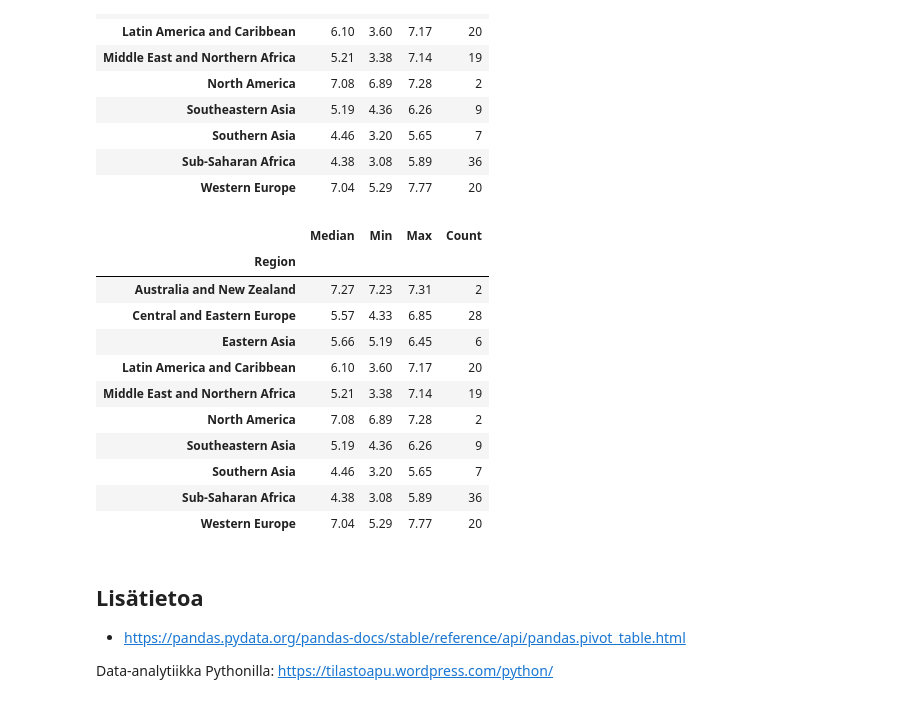
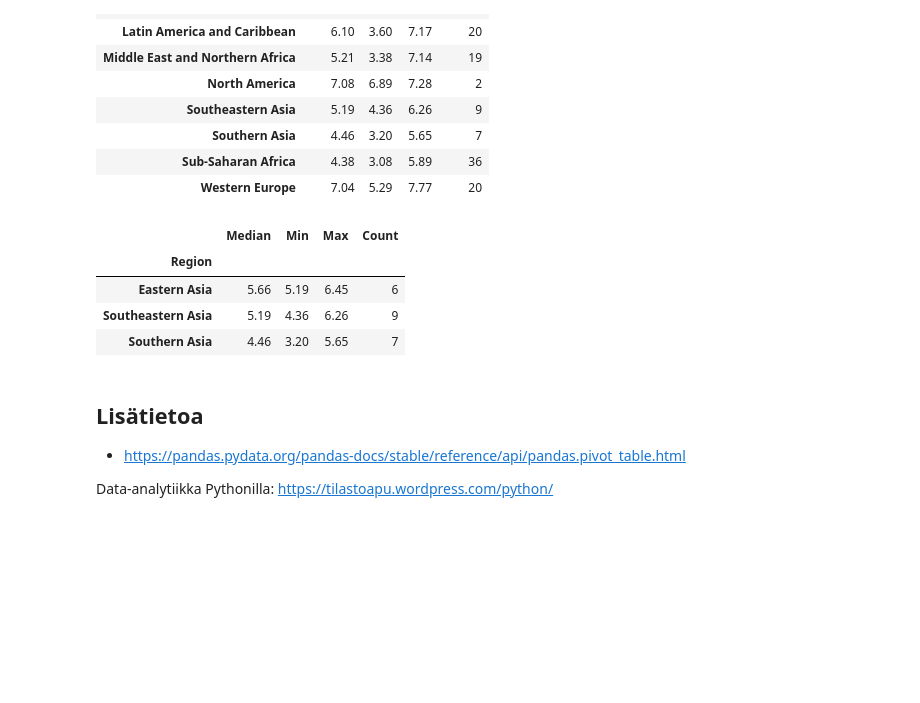
Before and after one commit to taanila/selittava, a Jupyter notebook: pivot.ipynb, the cells around one changed output. Saved outputs shown, nothing was run; the diff lists cells and outputs as text; code cells hidden in the pictures; blank space fills up the shorter version.

```diff
--- a/pivot.ipynb
+++ b/pivot.ipynb
@@ -135,22 +133,15 @@ df1.style.format({'Median': '{:.2f}', 'Min': '{:.2f}', 'Max': '{:.2f}', 'Count':
 # %%
 # Rajoitun edellisessä alueisiin, joiden nimessä esiintyy 'Asia'
 df2 = df1[df1.index.str.contains('Asia')]
 
 # Kopioin style.format osuuden edellisestä solusta
-df1.style.format({'Median': '{:.2f}', 'Min': '{:.2f}', 'Max': '{:.2f}', 'Count': '{:.0f}'})
+df2.style.format({'Median': '{:.2f}', 'Min': '{:.2f}', 'Max': '{:.2f}', 'Count': '{:.0f}'})
 # %% [output]
 |  | Median | Min | Max | Count |
 | Region |  |  |  |  |
-| Australia and New Zealand | 7.27 | 7.23 | 7.31 | 2 |
-| Central and Eastern Europe | 5.57 | 4.33 | 6.85 | 28 |
 | Eastern Asia | 5.66 | 5.19 | 6.45 | 6 |
-| Latin America and Caribbean | 6.10 | 3.60 | 7.17 | 20 |
-| Middle East and Northern Africa | 5.21 | 3.38 | 7.14 | 19 |
-| North America | 7.08 | 6.89 | 7.28 | 2 |
 | Southeastern Asia | 5.19 | 4.36 | 6.26 | 9 |
 | Southern Asia | 4.46 | 3.20 | 5.65 | 7 |
-| Sub-Saharan Africa | 4.38 | 3.08 | 5.89 | 36 |
-| Western Europe | 7.04 | 5.29 | 7.77 | 20 |
 # %% [markdown]
 <h2>Lisätietoa</h2>
 
```
Also changed, not shown: parts of 4 cells of this notebook.
